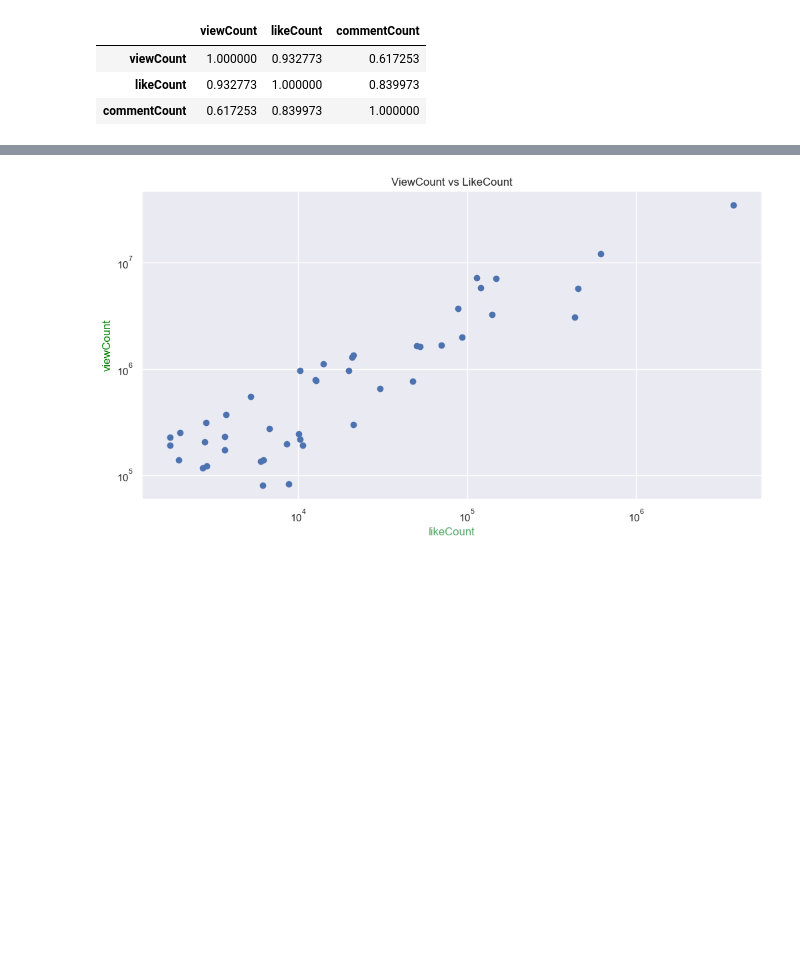
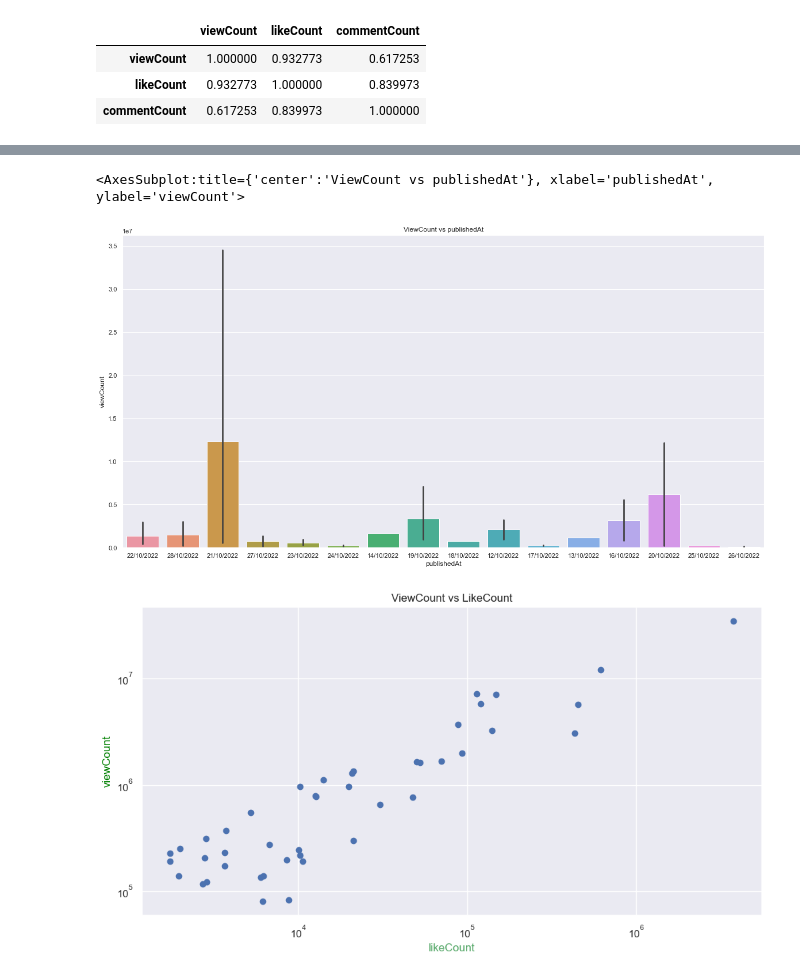
Before and after one commit to Kelvs95/DSM_CAPSTONE_PROJECT, a Jupyter notebook: Capstone_1.ipynb, the cells around one changed output, grey strips where cells are left out. Cells and saved outputs as stored; diff of their text form; code cells hidden in the pictures; blank space fills up the shorter version.

```diff
--- a/Capstone_1.ipynb
+++ b/Capstone_1.ipynb
@@ -262,3 +279,10 @@ US_data.corr()
+# %%
+plt.figure(figsize=(20,10))
+plt.title("ViewCount vs publishedAt")
+sns.barplot(x = 'publishedAt', y = 'viewCount', data = Ng_data)
+# %% [output]
+<AxesSubplot:title={'center':'ViewCount vs publishedAt'}, xlabel='publishedAt', ylabel='viewCount'>
+[figure, added]
 # %%
 plt.figure(figsize=(12,6))
 plt.scatter(Ng_data['likeCount'], Ng_data['viewCount'])
```
Also changed, not shown: parts of 3 cells of this notebook.
